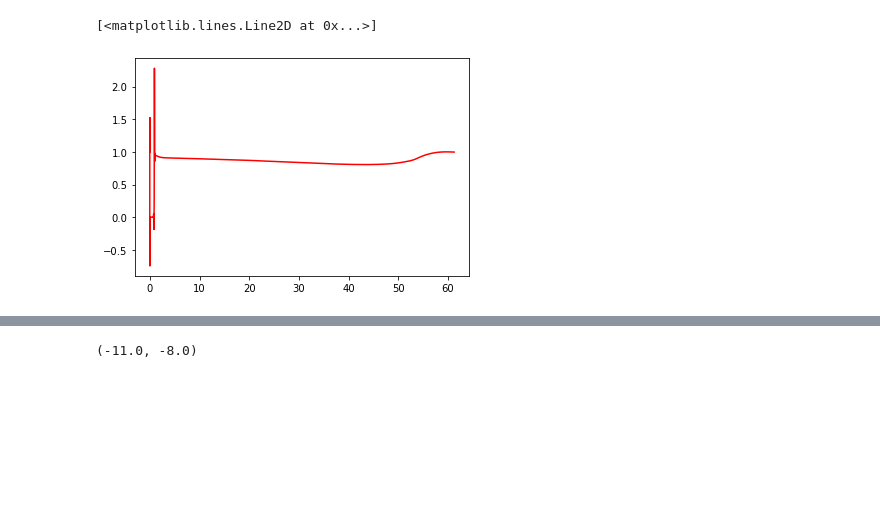
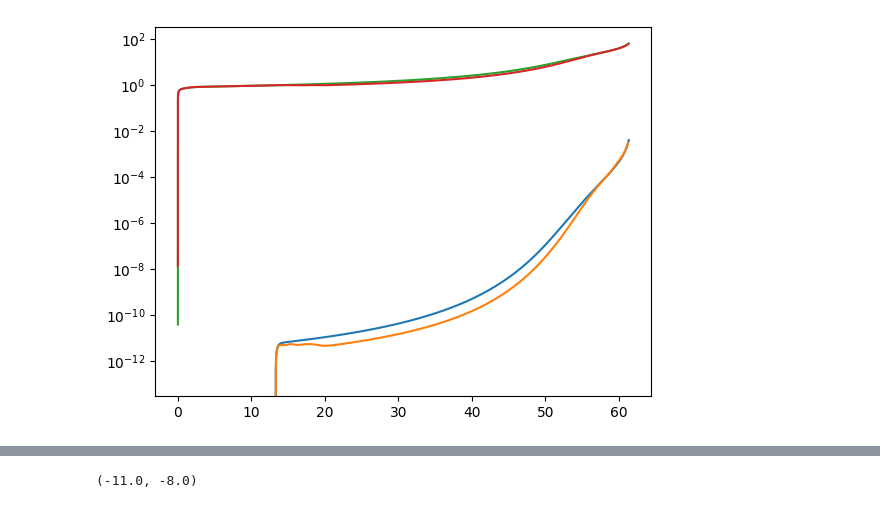
Before and after one commit to richard-von-eckardstein/GEFF, a Jupyter notebook: CompareTwoRuns.ipynb, the cells around one changed output, grey strips where cells are left out. Drawn from its saved outputs; the diff is of its cells as text; code cells hidden in the pictures; blank space fills up the shorter version.

```diff
--- a/CompareTwoRuns.ipynb
+++ b/CompareTwoRuns.ipynb
@@ -250,8 +257,13 @@ plt.show()
 # %%
-plt.plot(NS, kSS/CubicSpline(NR, kSR)(NS), "r", label="kSS")
+plt.plot(NS, rhoChiS/(3*HS**2))
+plt.plot(NR, rhoChiR/(3*HR**2))
+plt.plot(NS, kSS/(aS*HS))
+plt.plot(NR, kSR/(aR*HR))
+#plt.xlim(0,30)
+#plt.ylim(-1e-3, 1e-1)
+plt.yscale("log")
 # %% [output]
-[<matplotlib.lines.Line2D at 0x...>]
-[figure, old version]
+[figure, new version]
 # %%
 #plt.plot(NR, khLR, "y:")
 #plt.plot(NR, khER, "m:")
```
Also changed, not shown: parts of 9 cells of this notebook, 4 other files.
